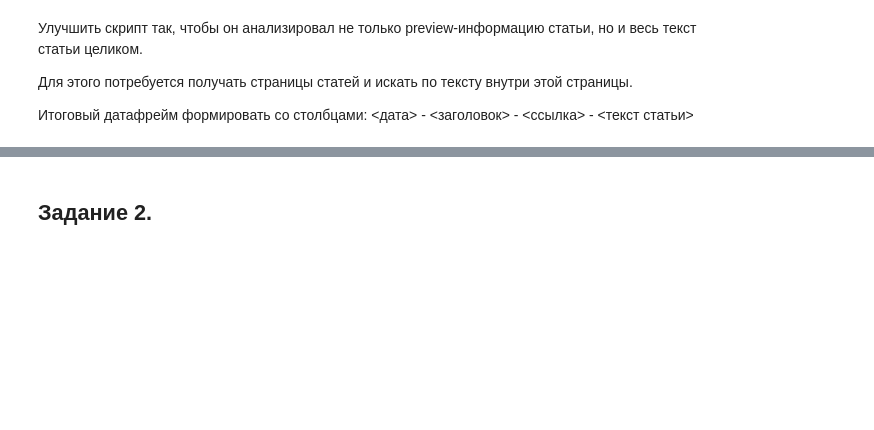
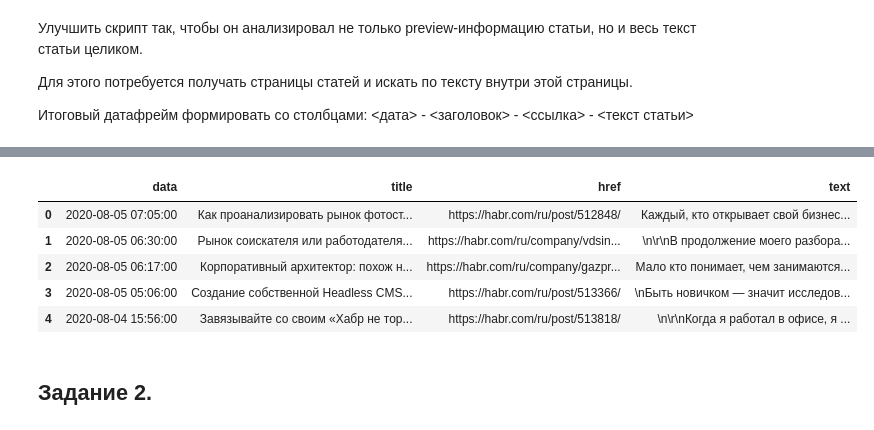
Before and after one commit to Nataroff/HOMEWORK, a Jupyter notebook: Основы парсинга/web_scraping.ipynb, the cells around one changed output, grey strips where cells are left out. Saved outputs shown, nothing was run; the diff lists cells and outputs as text; code cells hidden in the pictures; blank space fills up the shorter version.

```diff
--- a/Основы парсинга/web_scraping.ipynb
+++ b/Основы парсинга/web_scraping.ipynb
@@ -29,7 +30,21 @@ import pandas as pd
 from datetime import datetime, timedelta
 from bs4 import BeautifulSoup
 # %%
-KEYWORDS = ['python', 'парсинг']
+KEYWORDS = ['IT', 'python', 'парсинг', 'SQL']
+# %%
+# Функция формирования списка ссылок
+def list_creation(link):
+    req = requests.get(link)
+    soup = BeautifulSoup(req.text, 'html.parser')
+    posts = soup.find_all('article', class_='post')
+    time.sleep(0.3)
+
+    links = []
+
+    for post in posts:
+        url = post.find('a', class_='post__title_link')
+        a = url.attrs.get('href')
+        links.append(a)
+    return links
 # %%
-req = requests.get('https://habr.com/ru/all/')
-soup = BeautifulSoup(req.text, 'html.parser')
+list_creation('https://habr.com/ru/all/')
@@ -76,0 +99,4 @@ df
+# %%
+%%time
+create_info(list_creation('https://habr.com/ru/all/'))
+# %% [output]
@@ -77,3 +104,9 @@ df
+|  | data | title | href | text |
+| 0 | 2020-08-05 07:05:00 | Как проанализировать рынок фотост... | https://habr.com/ru/post/512848/ | Каждый, кто открывает свой бизнес... |
+| 1 | 2020-08-05 06:30:00 | Рынок соискателя или работодателя... | https://habr.com/ru/company/vdsin... | \n\r\nВ продолжение моего разбора... |
+| 2 | 2020-08-05 06:17:00 | Корпоративный архитектор: похож н... | https://habr.com/ru/company/gazpr... | Мало кто понимает, чем занимаются... |
+| 3 | 2020-08-05 05:06:00 | Создание собственной Headless CMS... | https://habr.com/ru/post/513366/ | \nБыть новичком — значит исследов... |
+| 4 | 2020-08-04 15:56:00 | Завязывайте со своим «Хабр не тор... | https://habr.com/ru/post/513818/ | \n\r\nКогда я работал в офисе, я ... |
 # %% [markdown]
 ## Задание 2.
 # %% [markdown]
```
Also changed, not shown: parts of 9 cells of this notebook.
